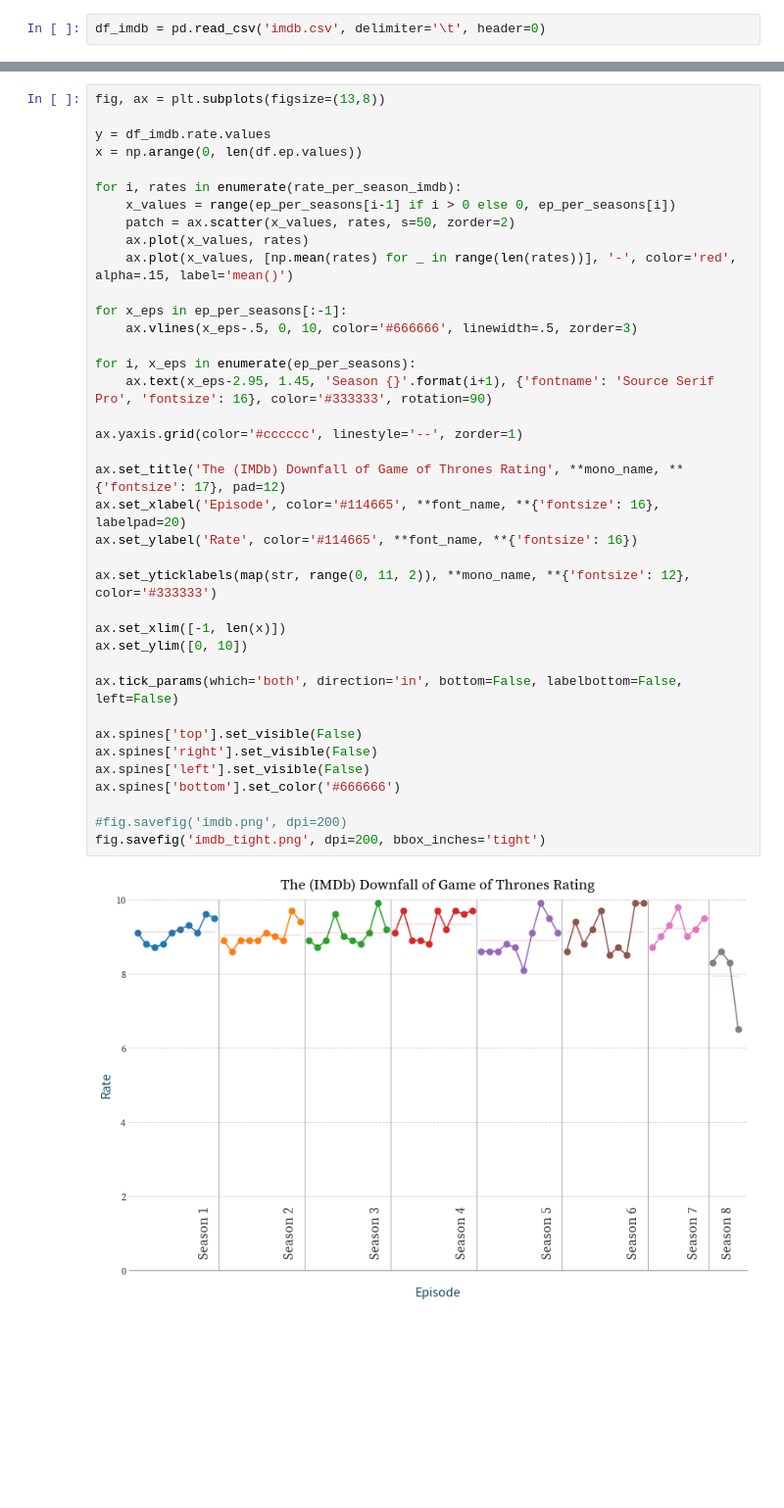
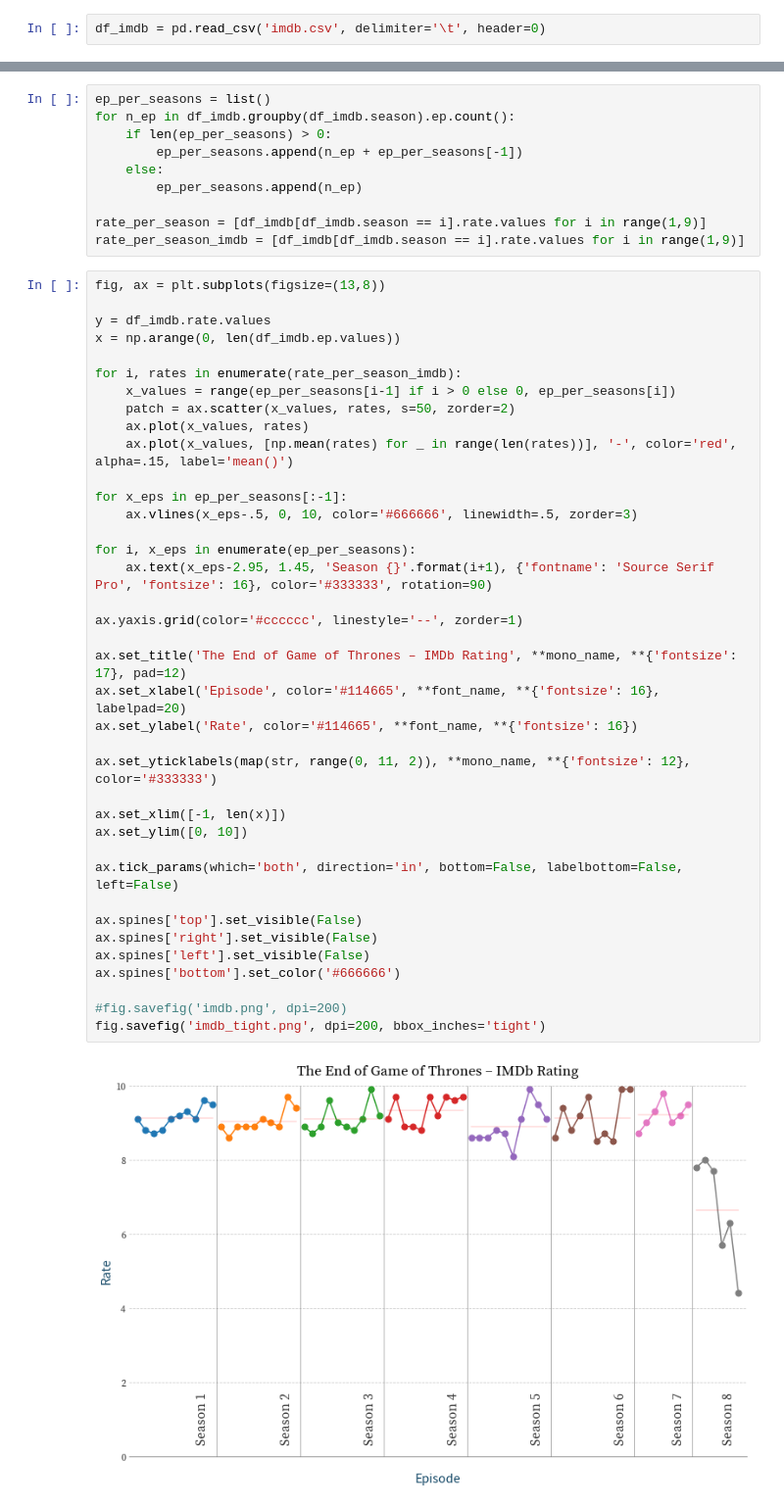
Before and after one commit to finalfire/got_ratings, a Jupyter notebook: plot.ipynb, the cells around one changed output, grey strips where cells are left out. Shown at 98% size. Cells and saved outputs as stored; diff of their text form; blank space fills up the shorter version.

```diff
--- a/plot.ipynb
+++ b/plot.ipynb
@@ -72,40 +70,50 @@ rate_per_season_imdb = [df_imdb[df_imdb.season == i].rate.values for i in range(
+# %%
+ep_per_seasons = list()
+for n_ep in df_imdb.groupby(df_imdb.season).ep.count():
+    if len(ep_per_seasons) > 0:
+        ep_per_seasons.append(n_ep + ep_per_seasons[-1])
+    else:
+        ep_per_seasons.append(n_ep)
+
+rate_per_season = [df_imdb[df_imdb.season == i].rate.values for i in range(1,9)]
+rate_per_season_imdb = [df_imdb[df_imdb.season == i].rate.values for i in range(1,9)]
 # %%
 fig, ax = plt.subplots(figsize=(13,8))
 
 y = df_imdb.rate.values
-x = np.arange(0, len(df.ep.values))
+x = np.arange(0, len(df_imdb.ep.values))
 
 for i, rates in enumerate(rate_per_season_imdb):
     x_values = range(ep_per_seasons[i-1] if i > 0 else 0, ep_per_seasons[i])
     patch = ax.scatter(x_values, rates, s=50, zorder=2)
     ax.plot(x_values, rates)
     ax.plot(x_values, [np.mean(rates) for _ in range(len(rates))], '-', color='red', alpha=.15, label='mean()')
 
 for x_eps in ep_per_seasons[:-1]:
     ax.vlines(x_eps-.5, 0, 10, color='#666666', linewidth=.5, zorder=3)
 
 for i, x_eps in enumerate(ep_per_seasons):
     ax.text(x_eps-2.95, 1.45, 'Season {}'.format(i+1), {'fontname': 'Source Serif Pro', 'fontsize': 16}, color='#333333', rotation=90)
 
 ax.yaxis.grid(color='#cccccc', linestyle='--', zorder=1)
 
-ax.set_title('The (IMDb) Downfall of Game of Thrones Rating', **mono_name, **{'fontsize': 17}, pad=12)
+ax.set_title('The End of Game of Thrones – IMDb Rating', **mono_name, **{'fontsize': 17}, pad=12)
 ax.set_xlabel('Episode', color='#114665', **font_name, **{'fontsize': 16}, labelpad=20)
 ax.set_ylabel('Rate', color='#114665', **font_name, **{'fontsize': 16})
 
 ax.set_yticklabels(map(str, range(0, 11, 2)), **mono_name, **{'fontsize': 12}, color='#333333')
 
 ax.set_xlim([-1, len(x)])
 ax.set_ylim([0, 10])
 
 ax.tick_params(which='both', direction='in', bottom=False, labelbottom=False, left=False)
 
 ax.spines['top'].set_visible(False)
 ax.spines['right'].set_visible(False)
 ax.spines['left'].set_visible(False)
 ax.spines['bottom'].set_color('#666666')
 
 #fig.savefig('imdb.png', dpi=200)
 fig.savefig('imdb_tight.png', dpi=200, bbox_inches='tight')
 # %% [output]
-[figure, old version]
+[figure, new version]
```
Also changed, not shown: parts of 2 cells of this notebook, 9 other files.
